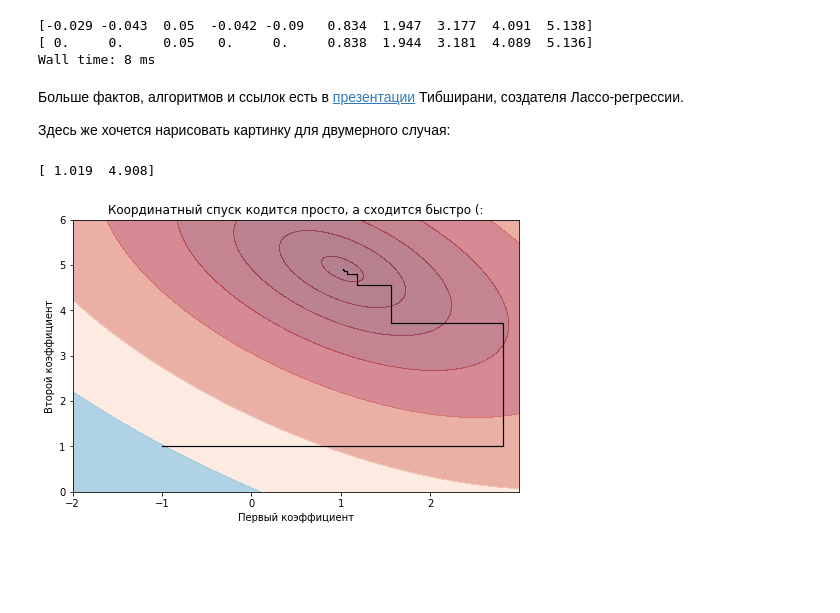
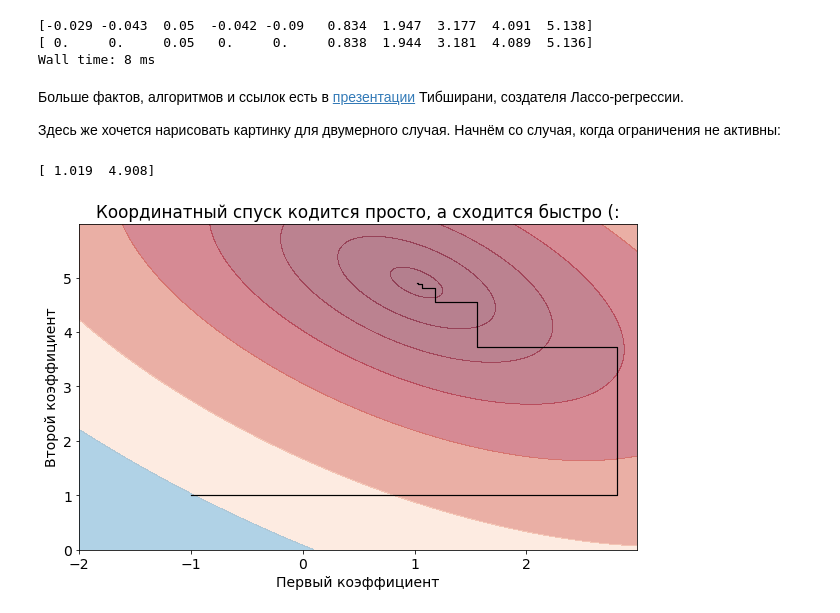
Before and after one commit to avidale/weirdMath, a Jupyter notebook: coordinate_descent_ru.ipynb, the cells around one changed output. Saved outputs shown, nothing was run; the diff lists cells and outputs as text; code cells hidden in the pictures; blank space fills up the shorter version.

```diff
--- a/coordinate_descent_ru.ipynb
+++ b/coordinate_descent_ru.ipynb
@@ -83,10 +83,12 @@ Wall time: 8 ms
 # %% [markdown]
 Больше фактов, алгоритмов и ссылок есть в [презентации](http://www.cs.cmu.edu/~ggordon/10725-F12/slides/25-coord-desc.pdf) Тибширани, создателя Лассо-регрессии.
 
-Здесь же хочется нарисовать картинку для двумерного случая:
+Здесь же хочется нарисовать картинку для двумерного случая. Начнём со случая, когда ограничения не активны:
 # %%
 import matplotlib.pyplot as plt
+import matplotlib
 %matplotlib inline
+matplotlib.rcParams.update({'font.size': 14})
 
 np.random.seed(1)
 n = 1000
@@ -94,32 +96,32 @@ X = np.random.normal(size=(n, 2))
 X[:,0]+=X[:,1] * 0.7 # correlated X for more fun!
 y = np.dot(X, [1, 5]) + np.random.normal(size=n, scale=3)
 
 beta = np.array([-1, 1]).astype(float)
 prev_beta = beta + 1
 # improve the solution by restricted coordinate-wise Newton descent
 hessian = np.dot(X.transpose(), X)
 betas = [beta.copy()]
 while not (np.abs(prev_beta - beta)<1e-20).all():
     prev_beta = beta.copy()
     for i in range(len(beta)):
         grad = np.dot(np.dot(X,beta) - y, X)
         beta[i] = np.maximum(0, beta[i]-grad[i] / hessian[i,i])
         betas.append(beta.copy())
 print(beta.round(3))
 betas_history = np.vstack(betas)
 
 h = 0.01
 xx, yy = np.meshgrid(np.arange(-2, 3, h), np.arange(0, 6, h))
 Z = np.mean((y[:, np.newaxis] - np.dot(X, np.vstack([xx.ravel(), yy.ravel()])))**2, axis=0)
 Z = Z.reshape(xx.shape)
 cm = plt.cm.RdBu
-plt.figure(figsize=(8, 5))
+plt.figure(figsize=(10, 6))
 plt.contourf(xx, yy, Z, cmap=cm, alpha=0.5, levels=[8, 8.55, 9, 10, 12, 16, 25, 40, 70])
 
 plt.plot(betas_history[:,0], betas_history[:,1], color='k', lw=1.2)
 plt.xlabel('Первый коэффициент')
 plt.ylabel('Второй коэффициент')
 plt.title('Координатный спуск кодится просто, а сходится быстро (:');
 # %% [output]
 [ 1.019  4.908]
-[figure, old version]
+[figure, new version]
```
Also changed, not shown: parts of 3 cells of this notebook.
